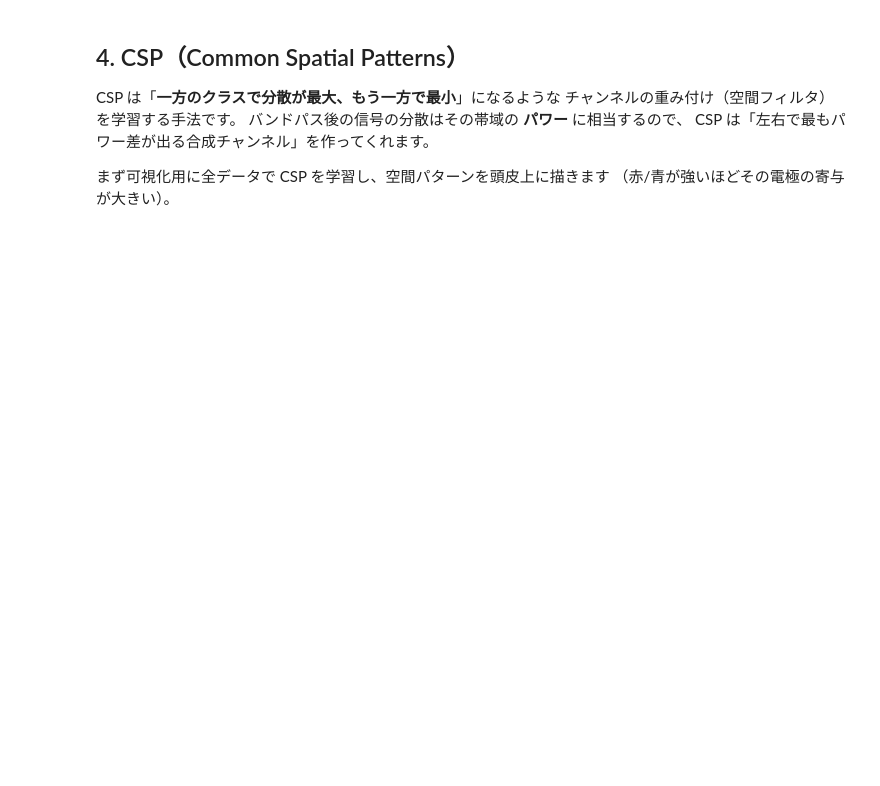
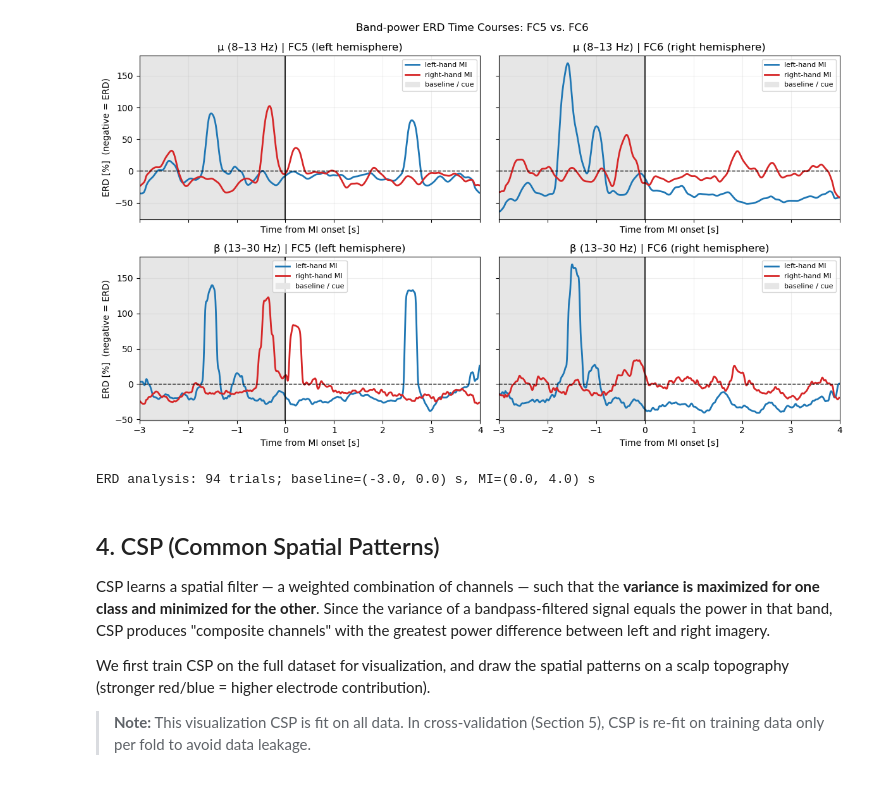
Before and after one commit to yama60511/MotorImageryDemo, a Jupyter notebook: notebooks/01_csp_ml_classical_decoder.ipynb, the cells around one changed output. Cells and saved outputs as stored; diff of their text form; code cells hidden in the pictures; blank space fills up the shorter version.

```diff
--- a/notebooks/01_csp_ml_classical_decoder.ipynb
+++ b/notebooks/01_csp_ml_classical_decoder.ipynb
@@ -104,0 +180,10 @@ plt.tight_layout(); plt.show()
+# %%
+# Set True to remove the listed trials from all analyses below.
+REJECT_BAD_TRIALS = True
+BAD_TRIALS = [1]  # Example: [7, 23]
+
+removed_trials = sorted(set(BAD_TRIALS)) if REJECT_BAD_TRIALS else []
+ds = U.remove_bad_trials(ds_original, removed_trials) if removed_trials else ds_original
+X, y = ds.X, ds.y
+print("Removed original trials:", removed_trials)
+print("Remaining trials:", len(X))
@@ -112,29 +219,34 @@ plt.tight_layout(); plt.show()
 # %%
-def band_psd(sig, fs):
-    f, p = welch(sig, fs=fs, nperseg=min(256, sig.shape[-1]))
-    return f, p
+BASELINE_S = (-3.0, 0.0)
+MI_S = (0.0, 4.0)
+ERD_BANDS = {"μ (8–13 Hz)": (8.0, 13.0), "β (13–30 Hz)": (13.0, 30.0)}
+SKIP_FIRST_TRIAL_PER_SESSION = True
 
-fig, axes = plt.subplots(2, 3, figsize=(12, 6), sharex=True)
-for ax, c in zip(axes.ravel(), motor_ch):
-    ci = ch_names.index(c)
-    for label, color in [(U.LABEL_LEFT, "tab:blue"), (U.LABEL_RIGHT, "tab:red")]:
-        psd = np.array([band_psd(X[k, ci], fs)[1] for k in np.where(y == label)[0]])
-        f = band_psd(X[0, ci], fs)[0]
-        m = psd.mean(0)
-        ax.plot(f, m, color=color, label=U.CLASS_NAMES[label])
-    ax.set(title=c, xlim=(4, 35))
-    ax.legend(fontsize=8)
-axes[1, 0].set_xlabel("周波数 [Hz]"); axes[0, 0].set_ylabel("PSD")
-fig.suptitle("クラス平均パワースペクトル（左 vs 右）")
-plt.tight_layout(); plt.show()
+
+erd_result = U.load_erd_time_courses(
+    data_dir=DATA_DIR, bandpass=BANDPASS_HZ, notch_hz=NOTCH_HZ,
+    reference=REFERENCE, baseline_window_s=BASELINE_S, mi_window_s=MI_S,
+    bands=ERD_BANDS, excluded_trials=removed_trials,
+    skip_first_trial_per_session=SKIP_FIRST_TRIAL_PER_SESSION,
+)
+U.plot_erd_time_courses(erd_result)
+plt.show()
+print(f"ERD analysis: {erd_result.n_trials} trials; "
+      f"baseline={BASELINE_S} s, MI={MI_S} s")
+# %% [output]
+[figure, added]
+ERD analysis: 94 trials; baseline=(-3.0, 0.0) s, MI=(0.0, 4.0) s
 # %% [markdown]
-## 4. CSP（Common Spatial Patterns）
+## 4. CSP (Common Spatial Patterns)
 
-CSP は「**一方のクラスで分散が最大、もう一方で最小**」になるような
-チャンネルの重み付け（空間フィルタ）を学習する手法です。
-バンドパス後の信号の分散はその帯域の **パワー** に相当するので、
-CSP は「左右で最もパワー差が出る合成チャンネル」を作ってくれます。
+CSP learns a spatial filter — a weighted combination of channels — such that the
+**variance is maximized for one class and minimized for the other**. Since the variance
+of a bandpass-filtered signal equals the power in that band, CSP produces "composite
+channels" with the greatest power difference between left and right imagery.
 
-まず可視化用に全データで CSP を学習し、空間パターンを頭皮上に描きます
-（赤/青が強いほどその電極の寄与が大きい）。
+We first train CSP on the full dataset for visualization, and draw the spatial patterns
+on a scalp topography (stronger red/blue = higher electrode contribution).
+
+> **Note:** This visualization CSP is fit on all data. In cross-validation (Section 5),
+> CSP is re-fit on training data only per fold to avoid data leakage.
 # %%
```
Also changed, not shown: parts of 28 cells of this notebook, 3 other files.
